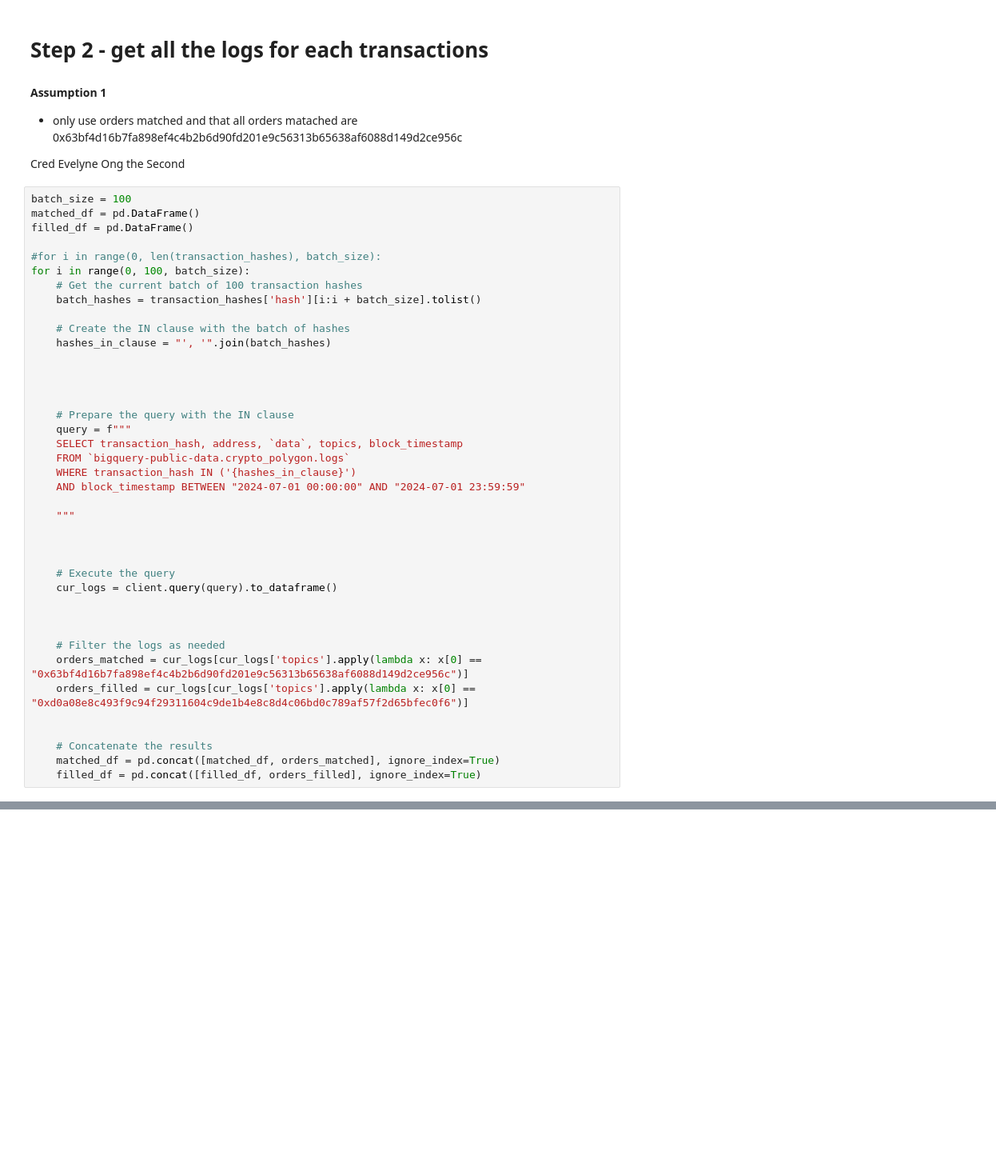
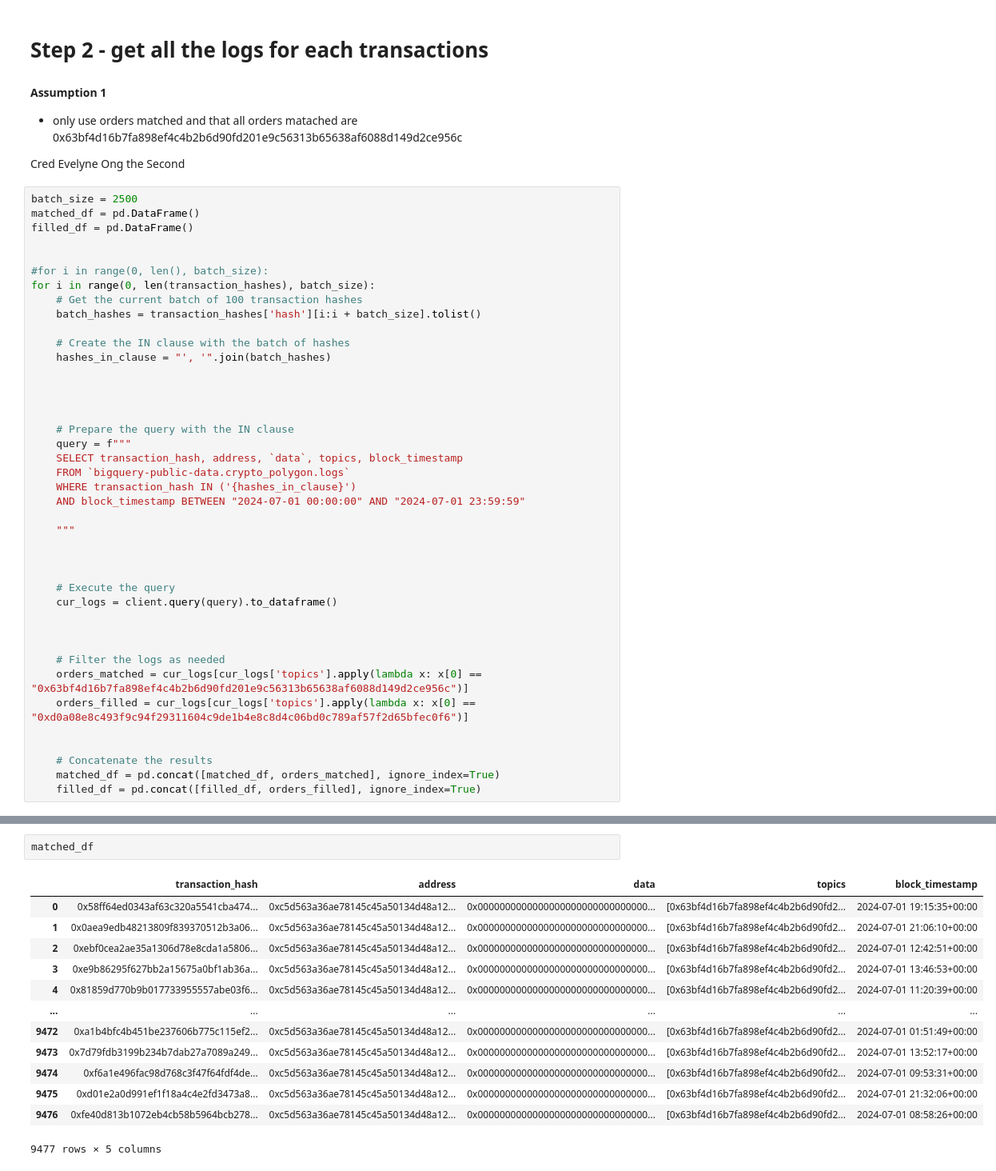
Before and after one commit to jonahk0702/How-Are-Returns-Distributed-in-Prediction-Markets, a Jupyter notebook: main.ipynb, the cells around one changed output, grey strips where cells are left out. Shown at 80% size. Drawn from its saved outputs; the diff is of its cells as text; blank space fills up the shorter version.

Commit message:
finally some data

```diff
--- a/main.ipynb
+++ b/main.ipynb
@@ -48,12 +52,13 @@ transaction_hashes.head()
 
 Cred Evelyne Ong the Second
 # %%
-batch_size = 100
+batch_size = 2500
 matched_df = pd.DataFrame()
 filled_df = pd.DataFrame()
 
-#for i in range(0, len(transaction_hashes), batch_size):
-for i in range(0, 100, batch_size):
+
+#for i in range(0, len(), batch_size):
+for i in range(0, len(transaction_hashes), batch_size):
     # Get the current batch of 100 transaction hashes
     batch_hashes = transaction_hashes['hash'][i:i + batch_size].tolist()
 
@@ -93,3 +95,19 @@ for i in range(0, 100, batch_size):
+# %%
+matched_df
+# %% [output]
+|  | transaction_hash | address | data | topics | block_timestamp |
+| 0 | 0x58ff64ed0343af63c320a5541cba474... | 0xc5d563a36ae78145c45a50134d48a12... | 0x0000000000000000000000000000000... | [0x63bf4d16b7fa898ef4c4b2b6d90fd2... | 2024-07-01 19:15:35+00:00 |
+| 1 | 0x0aea9edb48213809f839370512b3a06... | 0xc5d563a36ae78145c45a50134d48a12... | 0x0000000000000000000000000000000... | [0x63bf4d16b7fa898ef4c4b2b6d90fd2... | 2024-07-01 21:06:10+00:00 |
+| 2 | 0xebf0cea2ae35a1306d78e8cda1a5806... | 0xc5d563a36ae78145c45a50134d48a12... | 0x0000000000000000000000000000000... | [0x63bf4d16b7fa898ef4c4b2b6d90fd2... | 2024-07-01 12:42:51+00:00 |
+| 3 | 0xe9b86295f627bb2a15675a0bf1ab36a... | 0xc5d563a36ae78145c45a50134d48a12... | 0x0000000000000000000000000000000... | [0x63bf4d16b7fa898ef4c4b2b6d90fd2... | 2024-07-01 13:46:53+00:00 |
+| 4 | 0x81859d770b9b017733955557abe03f6... | 0xc5d563a36ae78145c45a50134d48a12... | 0x0000000000000000000000000000000... | [0x63bf4d16b7fa898ef4c4b2b6d90fd2... | 2024-07-01 11:20:39+00:00 |
+| ... | ... | ... | ... | ... | ... |
+| 9472 | 0xa1b4bfc4b451be237606b775c115ef2... | 0xc5d563a36ae78145c45a50134d48a12... | 0x0000000000000000000000000000000... | [0x63bf4d16b7fa898ef4c4b2b6d90fd2... | 2024-07-01 01:51:49+00:00 |
+| 9473 | 0x7d79fdb3199b234b7dab27a7089a249... | 0xc5d563a36ae78145c45a50134d48a12... | 0x0000000000000000000000000000000... | [0x63bf4d16b7fa898ef4c4b2b6d90fd2... | 2024-07-01 13:52:17+00:00 |
+| 9474 | 0xf6a1e496fac98d768c3f47f64fdf4de... | 0xc5d563a36ae78145c45a50134d48a12... | 0x0000000000000000000000000000000... | [0x63bf4d16b7fa898ef4c4b2b6d90fd2... | 2024-07-01 09:53:31+00:00 |
+| 9475 | 0xd01e2a0d991ef1f18a4c4e2fd3473a8... | 0xc5d563a36ae78145c45a50134d48a12... | 0x0000000000000000000000000000000... | [0x63bf4d16b7fa898ef4c4b2b6d90fd2... | 2024-07-01 21:32:06+00:00 |
+| 9476 | 0xfe40d813b1072eb4cb58b5964bcb278... | 0xc5d563a36ae78145c45a50134d48a12... | 0x0000000000000000000000000000000... | [0x63bf4d16b7fa898ef4c4b2b6d90fd2... | 2024-07-01 08:58:26+00:00 |
+9477 rows × 5 columns
 # %% [markdown]
 # Now we extract the data!
 # %% [markdown]
```
Also changed, not shown: parts of 22 cells of this notebook, 4 other files.
